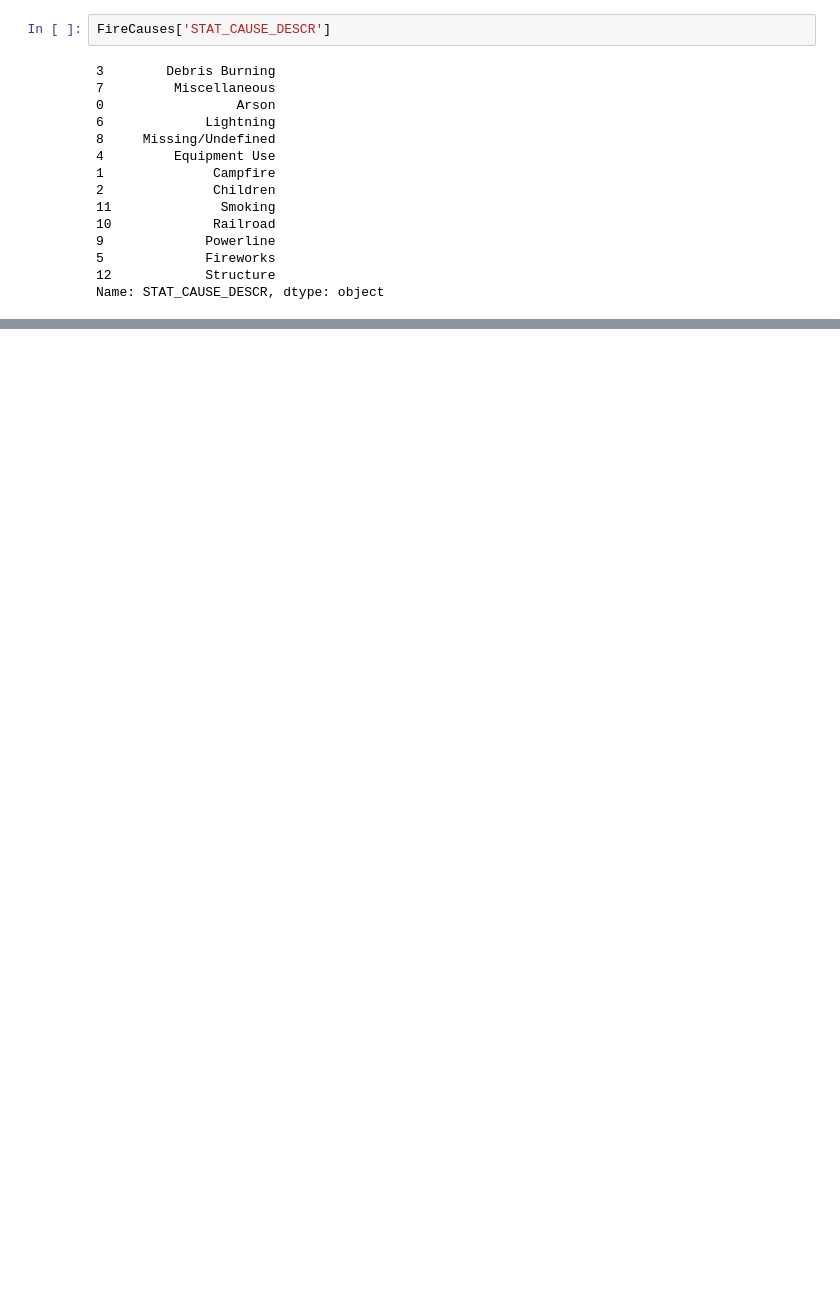
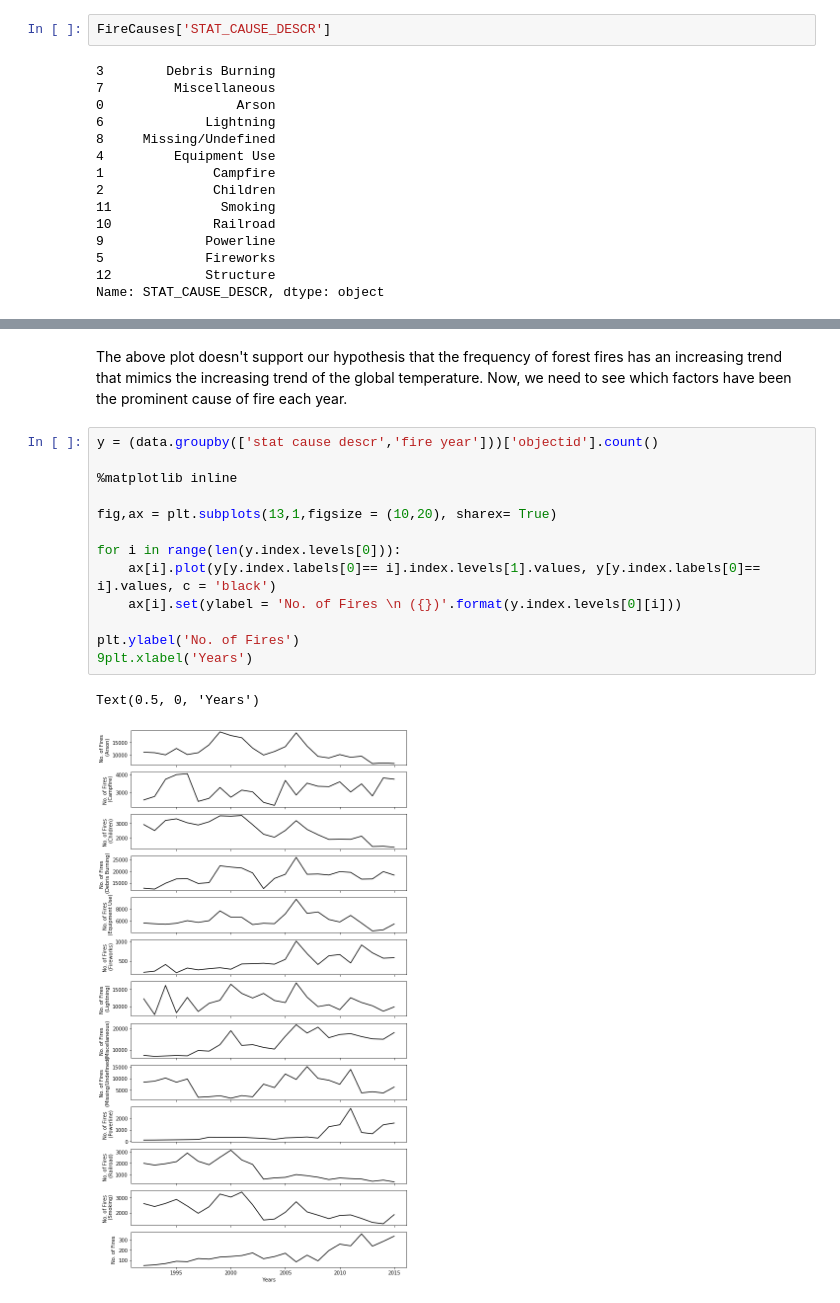
Before and after one commit to R-Mishra/US-Wildfires, a Jupyter notebook: wildfireAnalysisNotebook.ipynb, the cells around one changed output, grey strips where cells are left out. Drawn from its saved outputs; the diff is of its cells as text; blank space fills up the shorter version.

```diff
--- a/wildfireAnalysisNotebook.ipynb
+++ b/wildfireAnalysisNotebook.ipynb
@@ -148,0 +253,18 @@ Name: STAT_CAUSE_DESCR, dtype: object
+# %% [markdown]
+The above plot doesn't support our hypothesis that the frequency of forest fires has an increasing trend that mimics the increasing trend of the global temperature. Now, we need to see which factors have been the prominent cause of fire each year.
+# %%
+y = (data.groupby(['stat cause descr','fire year']))['objectid'].count()
+
+%matplotlib inline
+
+fig,ax = plt.subplots(13,1,figsize = (10,20), sharex= True)
+
+for i in range(len(y.index.levels[0])):
+    ax[i].plot(y[y.index.labels[0]== i].index.levels[1].values, y[y.index.labels[0]== i].values, c = 'black')
+    ax[i].set(ylabel = 'No. of Fires \n ({})'.format(y.index.levels[0][i]))
+
+plt.ylabel('No. of Fires')
+9plt.xlabel('Years')
+# %% [output]
+Text(0.5, 0, 'Years')
+[figure, added]
```
Also changed, not shown: parts of 16 cells of this notebook.
